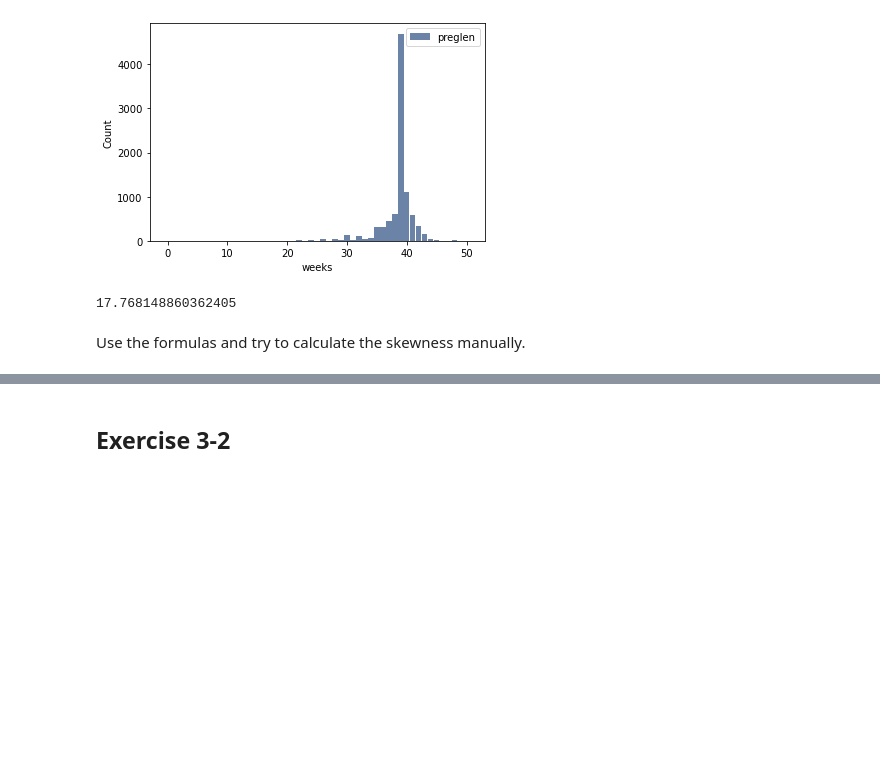
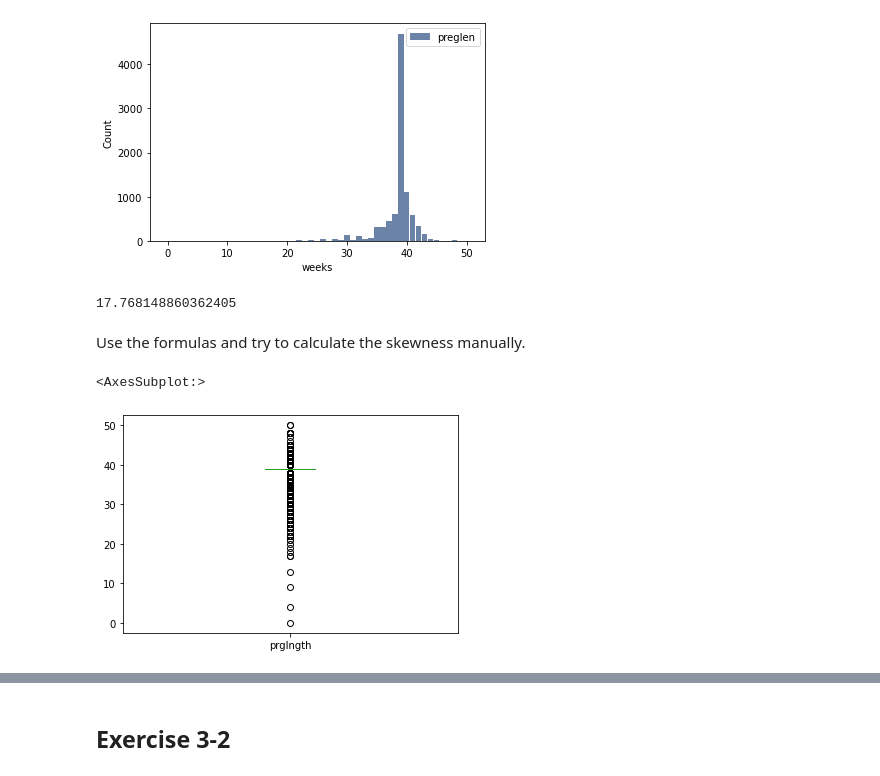
Before and after one commit to EmbraceTEC/ThinkStats2, a Jupyter notebook: code/DT 1 - Exercise day.ipynb, the cells around one changed output, grey strips where cells are left out. Cells and saved outputs as stored; diff of their text form; code cells hidden in the pictures; blank space fills up the shorter version.

```diff
--- a/code/DT 1 - Exercise day.ipynb
+++ b/code/DT 1 - Exercise day.ipynb
@@ -121,3 +121,8 @@ kurtosis (preglen)
 17.768148860362405
 # %% [markdown]
 Use the formulas and try to calculate the skewness manually.
+# %%
+preglen.plot.box()
+# %% [output]
+<AxesSubplot:>
+[figure, added]
```
Also changed, not shown: parts of 11 cells of this notebook.
